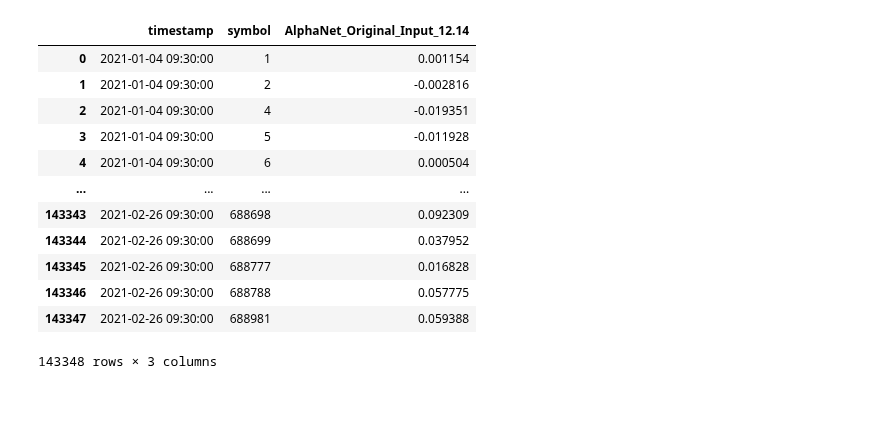
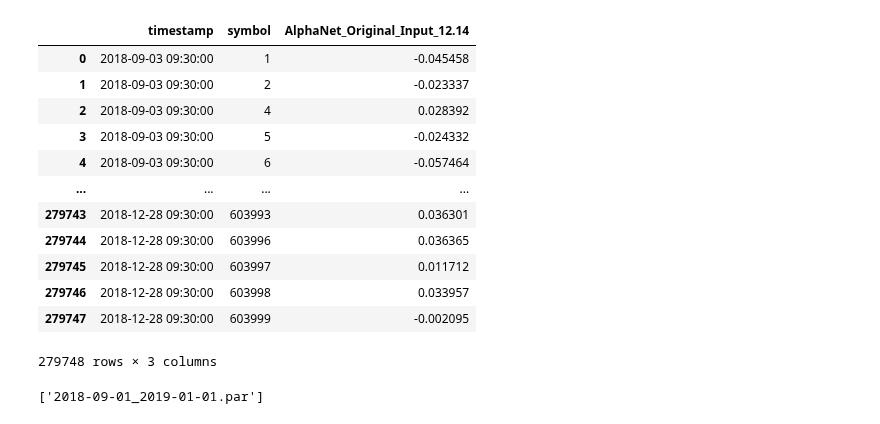
Before and after one commit to June24-Wu/Shannon, a Jupyter notebook: AlphaNet/12.21/Test_Original_AlphaNet.ipynb, the cells around one changed output. Cells and saved outputs as stored; diff of their text form; code cells hidden in the pictures.

```diff
--- a/AlphaNet/12.21/Test_Original_AlphaNet.ipynb
+++ b/AlphaNet/12.21/Test_Original_AlphaNet.ipynb
@@ -45,7 +46,7 @@ time_list
 # %%
 trainx , trainy , testx , testy = [] , [] , [],  []
 
-for train in tqdm(time_list[-7:-2]):
+for train in tqdm(time_list[:15]):
     trainx.append(pd.read_parquet(path+ "Pooling_Norm_Daily/" + train).set_index(["timestamp","ticker"]))
     trainy.append(pd.read_parquet(data_path + train).set_index(["timestamp","ticker"])['target'])
 trainx = pd.concat(trainx,axis=0)
@@ -54,7 +55,7 @@ trainy = pd.concat(trainy,axis=0)
 display(trainx)
 display(trainy)
 
-for test in tqdm(time_list[-2:-1]):
+for test in tqdm(time_list[15:16]):
     testx.append(pd.read_parquet(path+ "Pooling_Norm_Daily/" + test).set_index(["timestamp","ticker"]))
     testy.append(pd.read_parquet(data_path + test).set_index(["timestamp","ticker"])['target'])
 testx = pd.concat(testx,axis=0)
@@ -212,14 +226,16 @@ test_loader = Data.DataLoader(
 class AlphaNet(nn.Module):
     def __init__(self, factor_num, fully_connect_layer_neural):
         super(AlphaNet, self).__init__()
-        self.fc1_neuron = (factor_num * (factor_num - 1) + 4 * factor_num) * 3
+        self.fc1_neuron = int((factor_num * (factor_num - 1) / 2 + 3 * factor_num) * 3)
         self.fc2_neuron = fully_connect_layer_neural
+#         self.batch = torch.nn.BatchNorm1d(self.fc1_neuron)
         self.fc1 = torch.nn.Linear(self.fc1_neuron, self.fc2_neuron)
         self.dropout = nn.Dropout(0.3)
         self.relu = nn.ReLU()
         self.out = nn.Linear(self.fc2_neuron, 1)
 
     def forward(self, x):
+#         x = self.batch(x)
         x = self.fc1(x)
         x = self.relu(x)
         x = self.dropout(x)
@@ -294,0 +284,17 @@ Epoch:  11  loss:  0.004981444896030694
+# %%
+optimizer = optim.RMSprop(alphanet.parameters(), lr=LR/5, alpha=0.9)
+for epoch in tqdm(range(epoch_num)):
+    total_loss = 0
+    for _, (data, label) in enumerate(train_loader):
+        optimizer.zero_grad()
+        data = Variable(data).float()
+        label = Variable(label).float()
+        pred = alphanet(data)
+        loss = loss_function(pred, label)
+        loss.backward()
+        optimizer.step()
+        lr_list.append(optimizer.state_dict()['param_groups'][0]['lr'])
+        total_loss += loss.item()
+    total_loss = total_loss * batch_size / total_length
+    print('Epoch: ', epoch + 1, ' loss: ', total_loss)
+    loss_list.append(total_loss)
@@ -295,22 +344,22 @@ Epoch:  11  loss:  0.004981444896030694
 # %%
-# final = pd.DataFrame(pred_list)
-# final.index = index
+final = pd.DataFrame(pred_list)
+final.index = index
 final.reset_index(inplace=True)
 alpha_name = 'AlphaNet_Original_Input_12.14'
 final.rename(columns={0: alpha_name, 'ticker': 'symbol'}, inplace=True)
 final
 # %% [output]
 |  | timestamp | symbol | AlphaNet_Original_Input_12.14 |
-| 0 | 2021-01-04 09:30:00 | 1 | 0.001154 |
-| 1 | 2021-01-04 09:30:00 | 2 | -0.002816 |
-| 2 | 2021-01-04 09:30:00 | 4 | -0.019351 |
-| 3 | 2021-01-04 09:30:00 | 5 | -0.011928 |
-| 4 | 2021-01-04 09:30:00 | 6 | 0.000504 |
+| 0 | 2018-09-03 09:30:00 | 1 | -0.045458 |
+| 1 | 2018-09-03 09:30:00 | 2 | -0.023337 |
+| 2 | 2018-09-03 09:30:00 | 4 | 0.028392 |
+| 3 | 2018-09-03 09:30:00 | 5 | -0.024332 |
+| 4 | 2018-09-03 09:30:00 | 6 | -0.057464 |
 | ... | ... | ... | ... |
-| 143343 | 2021-02-26 09:30:00 | 688698 | 0.092309 |
-| 143344 | 2021-02-26 09:30:00 | 688699 | 0.037952 |
-| 143345 | 2021-02-26 09:30:00 | 688777 | 0.016828 |
-| 143346 | 2021-02-26 09:30:00 | 688788 | 0.057775 |
-| 143347 | 2021-02-26 09:30:00 | 688981 | 0.059388 |
+| 279743 | 2018-12-28 09:30:00 | 603993 | 0.036301 |
+| 279744 | 2018-12-28 09:30:00 | 603996 | 0.036365 |
+| 279745 | 2018-12-28 09:30:00 | 603997 | 0.011712 |
+| 279746 | 2018-12-28 09:30:00 | 603998 | 0.033957 |
+| 279747 | 2018-12-28 09:30:00 | 603999 | -0.002095 |
-143348 rows × 3 columns
+279748 rows × 3 columns
 # %%
@@ -317,0 +367,4 @@ final.to_parquet('/home/wuwenjun/Alpha_Factor/AlphaNet_Original_Input_12.14/2021
+# %%
+time_list[15:16]
+# %% [output]
+['2018-09-01_2019-01-01.par']
```
Also changed, not shown: parts of 10 cells of this notebook, 6 other files.
